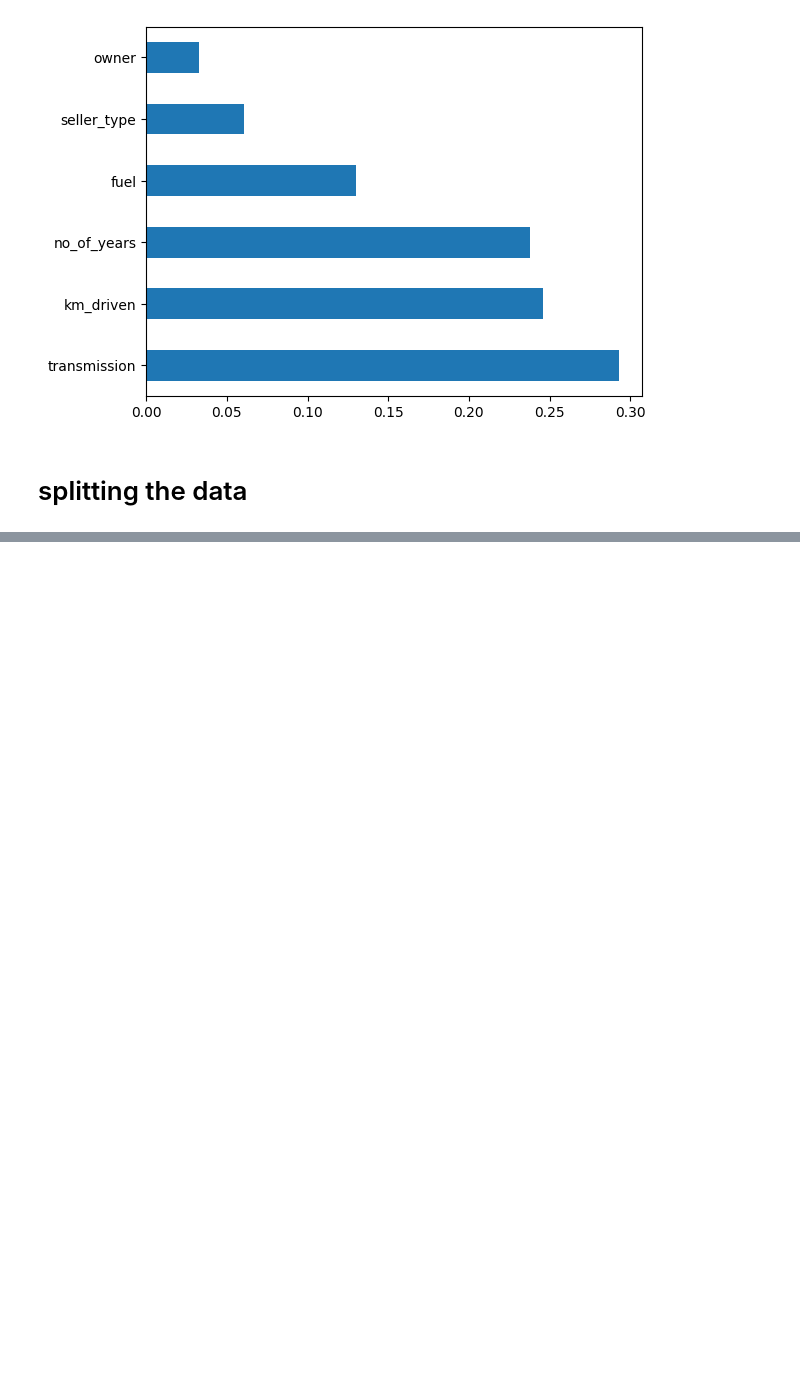
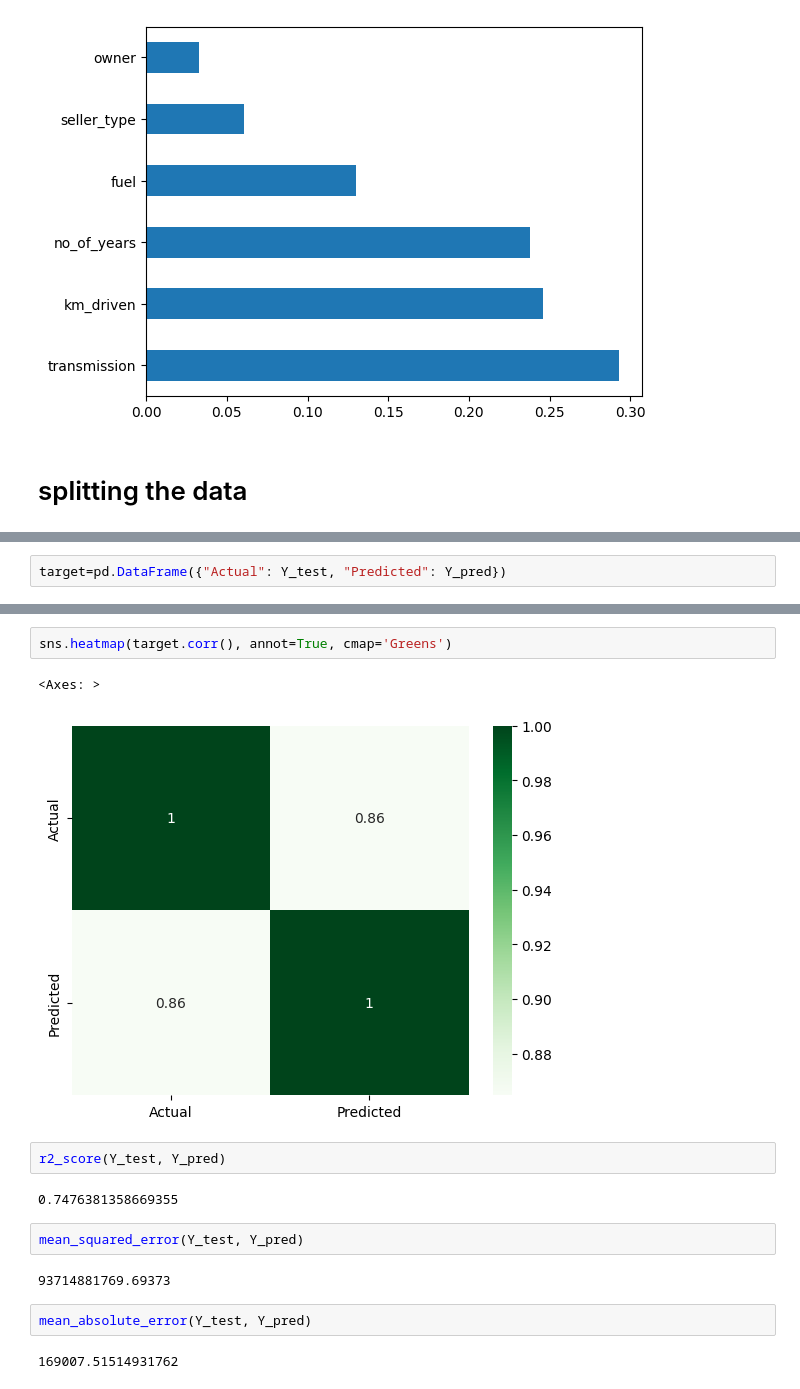
Before and after one commit to sujataprasad01/ML-Random-Forest-Regression, a Jupyter notebook: Random_Forest_Regression.ipynb, the cells around one changed output, grey strips where cells are left out. Saved outputs shown, nothing was run; the diff lists cells and outputs as text; blank space fills up the shorter version.

```diff
--- a/Random_Forest_Regression.ipynb
+++ b/Random_Forest_Regression.ipynb
@@ -255,0 +351,2 @@ imp.nlargest(7).plot(kind='barh')
+# %%
+target=pd.DataFrame({"Actual": Y_test, "Predicted": Y_pred})
@@ -255,0 +360,17 @@ imp.nlargest(7).plot(kind='barh')
+# %%
+sns.heatmap(target.corr(), annot=True, cmap='Greens')
+# %% [output]
+<Axes: >
+[figure, added]
+# %%
+r2_score(Y_test, Y_pred)
+# %% [output]
+0.7476381358669355
+# %%
+mean_squared_error(Y_test, Y_pred)
+# %% [output]
+93714881769.69373
+# %%
+mean_absolute_error(Y_test, Y_pred)
+# %% [output]
+169007.51514931762
```
Also changed, not shown: parts of 16 cells of this notebook.
